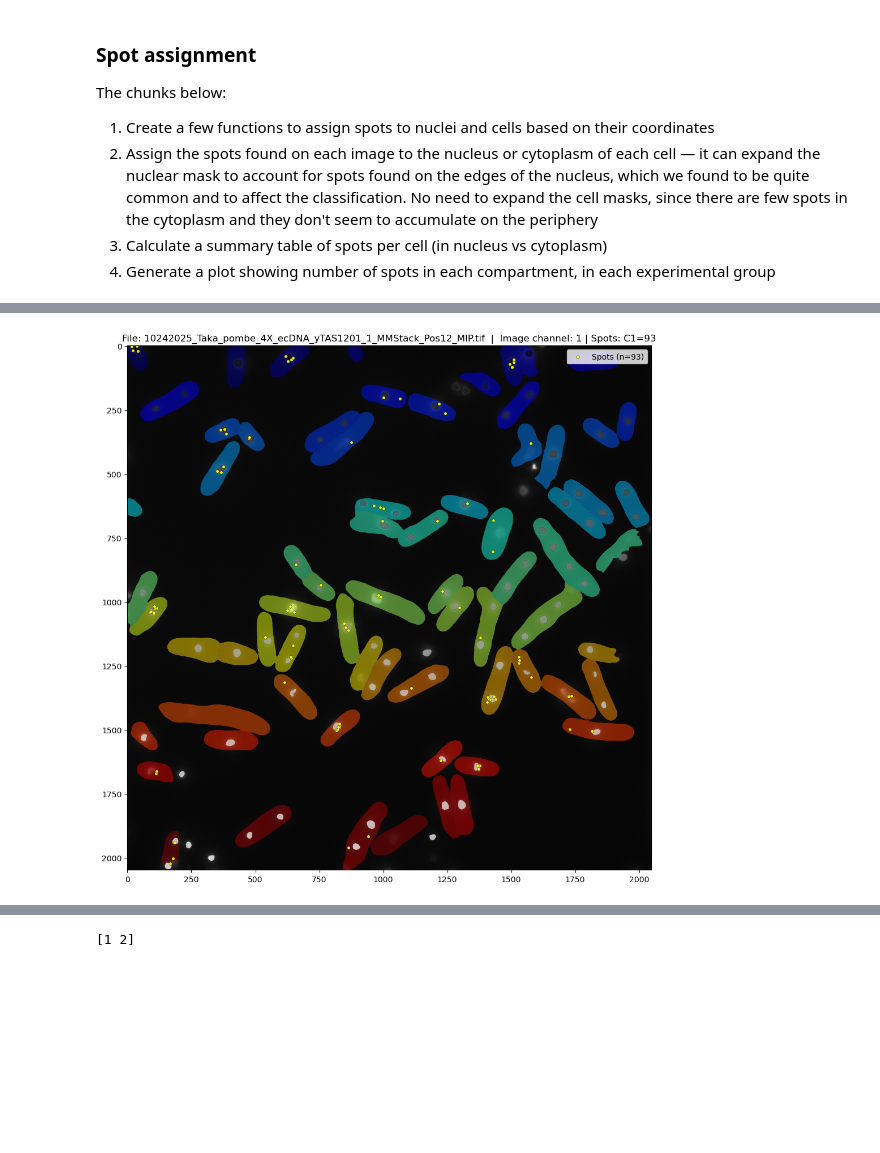
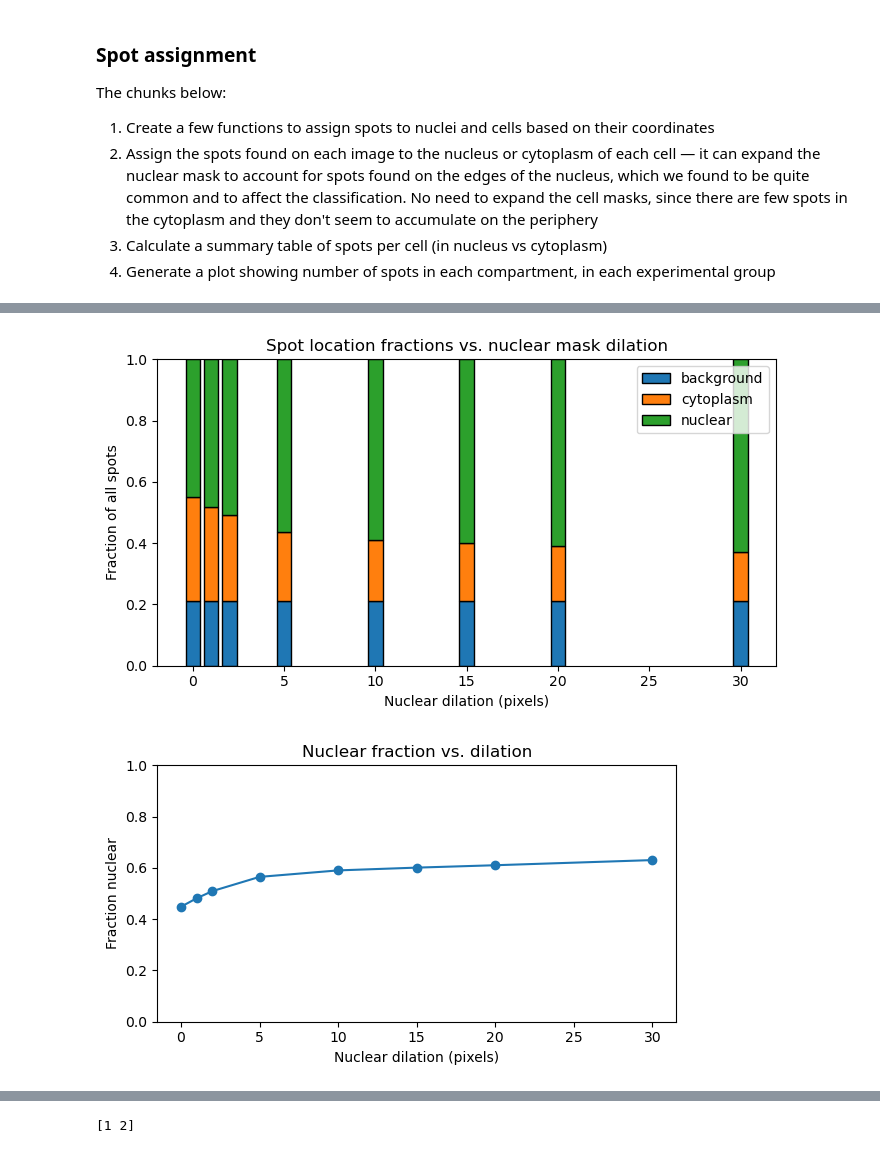
Before and after one commit to timotheelionnet/python_image-analysis, a Jupyter notebook: notebooks/Spombe_analysis.ipynb, the cells around one changed output, grey strips where cells are left out. Cells and saved outputs as stored; diff of their text form; code cells hidden in the pictures; blank space fills up the shorter version.

```diff
--- a/notebooks/Spombe_analysis.ipynb
+++ b/notebooks/Spombe_analysis.ipynb
@@ -1007,49 +957,58 @@ else:
 # And plot the results of the calculations above
 
 dilation_df = pd.DataFrame(dilation_results)
+
+# Create directory to save the plots to as PDFs
+plots_dir = os.path.join(repo_directory, "plots")
+os.makedirs(plots_dir, exist_ok=True)
 
 # Ensure nice ordering
 region_order = ["background", "cytoplasm", "nuclear"]
 dilation_df["region"] = pd.Categorical(dilation_df["region"], categories=region_order, ordered=True)
 
 # Pivot to wide for stacked bars
 wide = (dilation_df
         .pivot(index="nuc_expand_px", columns="region", values="fraction")
         .fillna(0)
         .sort_index())
 
 # --- Stacked bar (fractions sum to 1 per dilation) ---
 fig, ax = plt.subplots(figsize=(7,4))
 bottom = np.zeros(len(wide))
 for r in region_order:
     ax.bar(wide.index, wide[r].to_numpy(), bottom=bottom, label=r, edgecolor="black")
     bottom += wide[r].to_numpy()
 ax.set_xlabel("Nuclear dilation (pixels)")
 ax.set_ylabel("Fraction of all spots")
 ax.set_title("Spot location fractions vs. nuclear mask dilation")
 ax.set_ylim(0, 1.0)
-ax.legend(loc="upper left")
+ax.legend(loc="upper right")
 plt.tight_layout()
+fig.savefig(os.path.join(plots_dir, "dilation_fractions-plot.pdf"), format="pdf", bbox_inches="tight")
 plt.show()
 
 # --- Optional: line plot for nuclear fraction only (easy trend read) ---
 fig, ax = plt.subplots(figsize=(6,3.5))
 ax.plot(wide.index, wide["nuclear"], marker="o")
 ax.set_xlabel("Nuclear dilation (pixels)")
 ax.set_ylabel("Fraction nuclear")
 ax.set_title("Nuclear fraction vs. dilation")
 ax.set_ylim(0, 1.0)
 plt.tight_layout()
+fig.savefig(os.path.join(plots_dir, "dilation_nuclear_fraction-plot.pdf"), format="pdf", bbox_inches="tight")
 plt.show()
+# %% [output]
+[figure, added]
+[figure, added]
 # %%
 # Overlay the spots over the corresponding cell + nuclear masks on a channel (given as c) of a given image
 # to visually inspect
 
 # Specify the index of the experiment and image to check
 # and the channel to plot — remember C-1 for ImageJ is channel 0 for Python!
-e_index = 1 # experiment index
+e_index = 0 # experiment index
 image_index = 5 # image index
-c = 1 # remember the channel order in these images
+c = 0 # remember the channel order in these images
 spot_channels_to_plot = [1]   # e.g., [2] to show only channel 2 spots; None = all channels
 point_size = 15                # marker size for spots
 
@@ -1131,8 +1090,6 @@ else:
     # plt.axis('off')
     plt.tight_layout()
     plt.show()
-# %% [output]
-[figure, removed]
 # %%
 # Read in experimental group data for all experiments
 frames = []
```
Also changed, not shown: parts of 24 cells of this notebook.
